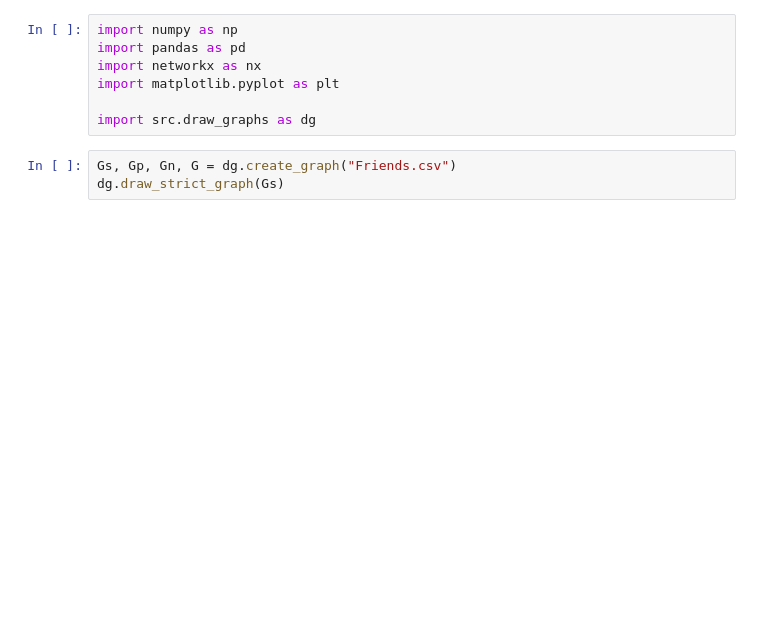
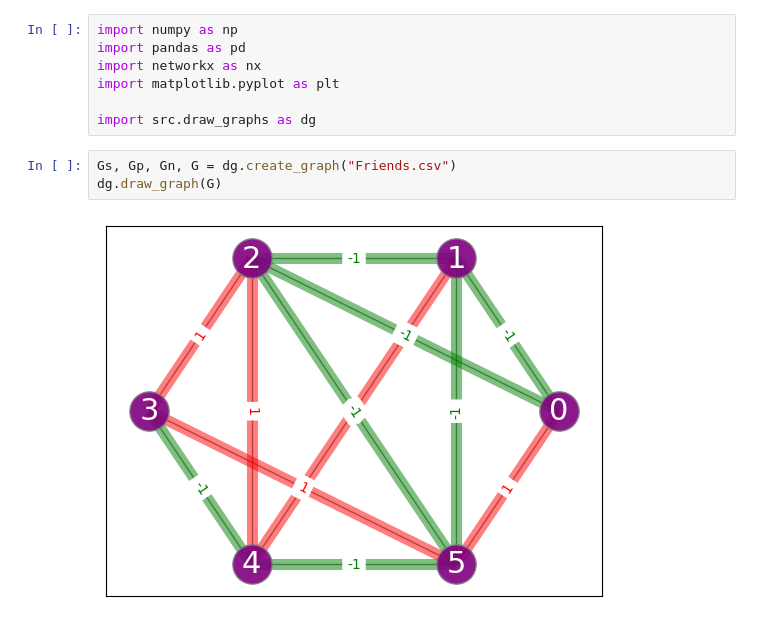
Before and after one commit to FrightenedFox/graph-coloring, a Jupyter notebook: visualization.ipynb, the cells around one changed output. Cells and saved outputs as stored; diff of their text form; blank space fills up the shorter version.

```diff
--- a/visualization.ipynb
+++ b/visualization.ipynb
@@ -7,6 +7,8 @@ import matplotlib.pyplot as plt
 import src.draw_graphs as dg
 # %%
 Gs, Gp, Gn, G = dg.create_graph("Friends.csv")
-dg.draw_strict_graph(Gs)
+dg.draw_graph(G)
+# %% [output]
+[figure, added]
 # %%
 dg.draw_graph(G, coloring=np.array([2, 1, 1, 2, 2, 1]))
```
Also changed, not shown: parts of 7 cells of this notebook, 3 other files.
